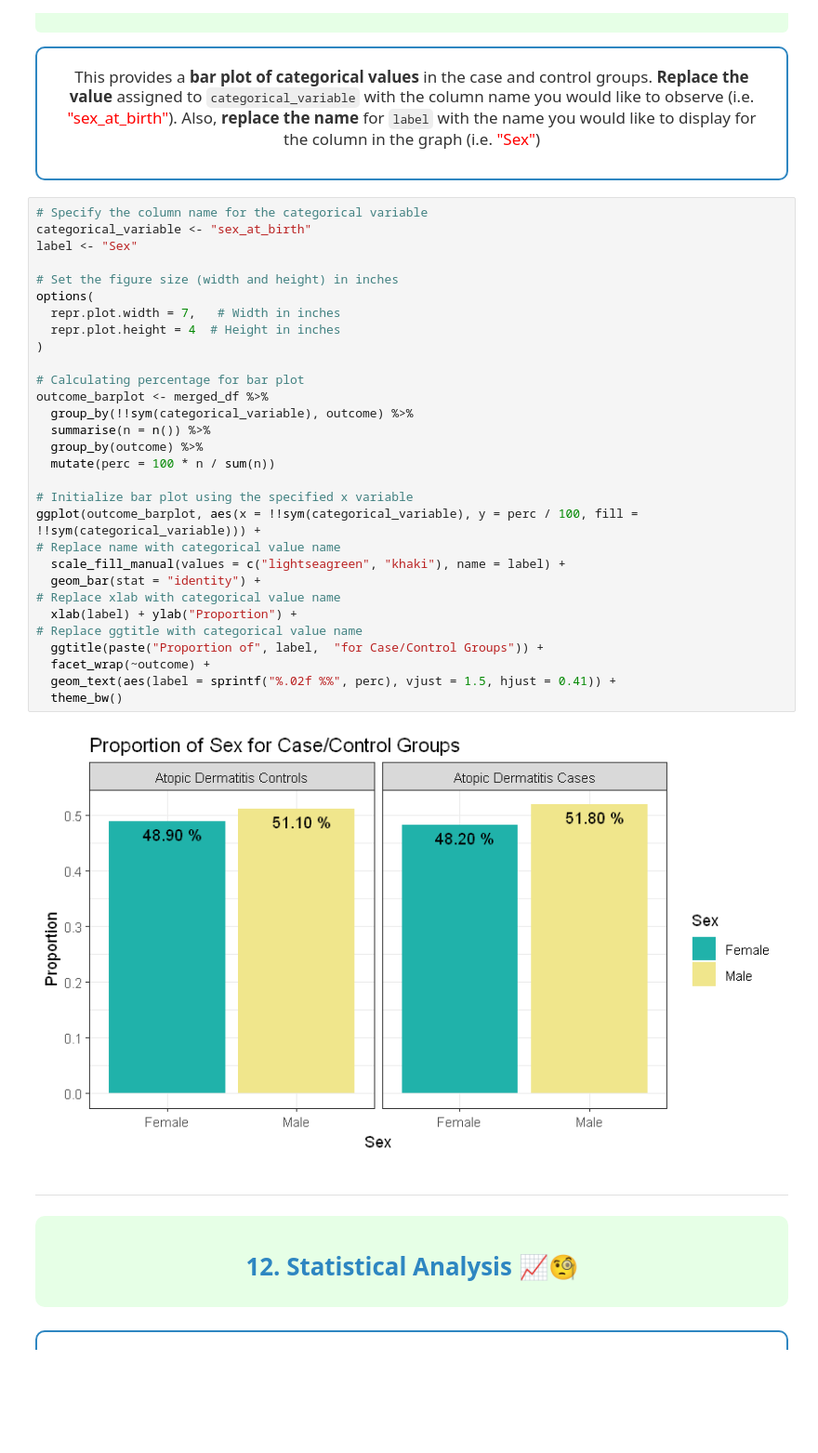
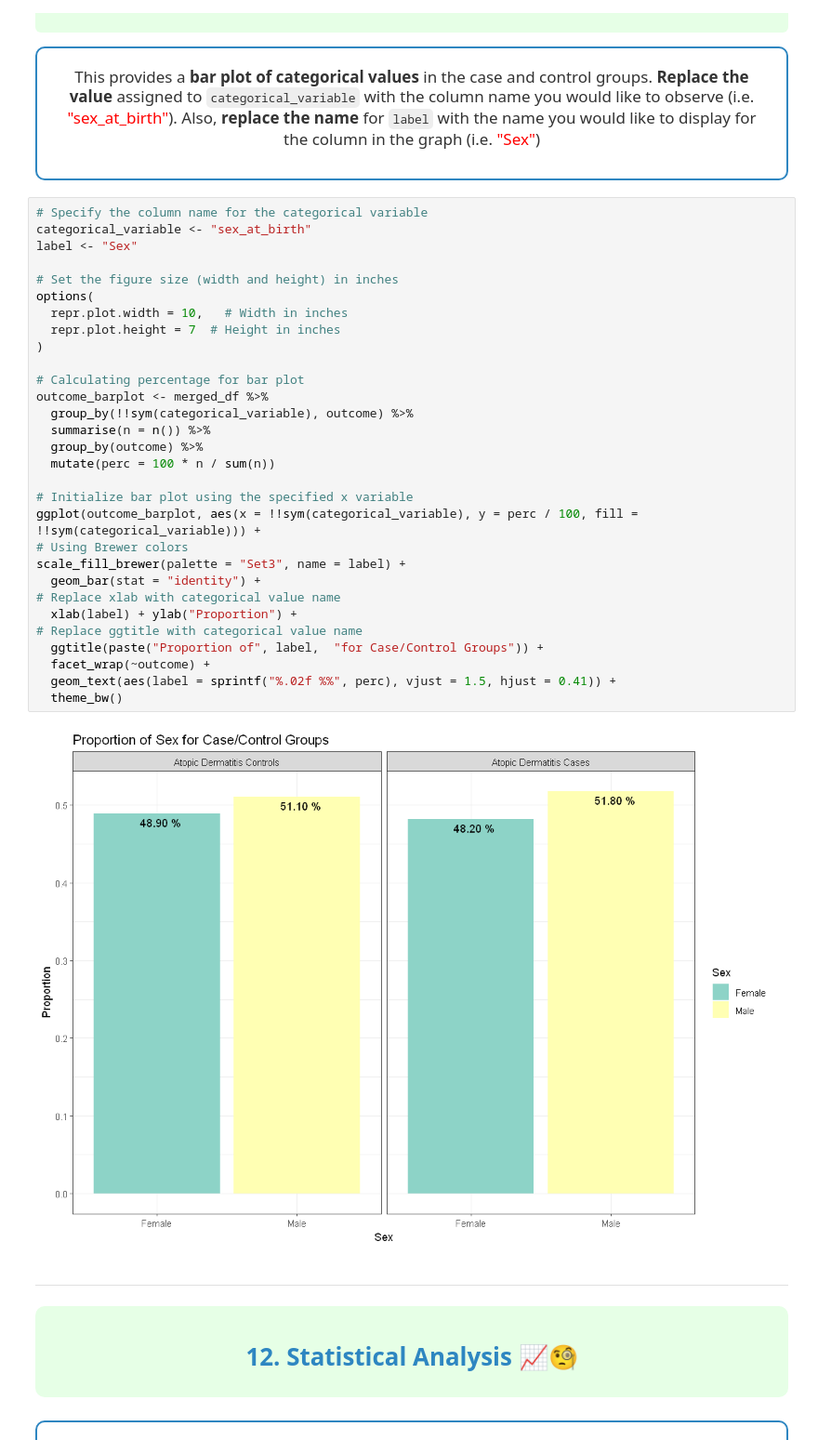
Before and after one commit to AlexisCenname/HSLSCodeTemplates, a Jupyter notebook: ConditionAssociation-R-SyntheticData.ipynb, the cells around one changed output. Shown: that part at 93% size. Cells and saved outputs as stored; diff of their text form; blank space fills up the shorter version.

```diff
--- a/ConditionAssociation-R-SyntheticData.ipynb
+++ b/ConditionAssociation-R-SyntheticData.ipynb
@@ -724,35 +724,35 @@ This provides a <strong>bar plot of categorical values</strong> in the case and
 # %%
 # Specify the column name for the categorical variable
 categorical_variable <- "sex_at_birth"
 label <- "Sex"
 
 # Set the figure size (width and height) in inches
 options(
-  repr.plot.width = 7,   # Width in inches
-  repr.plot.height = 4  # Height in inches
+  repr.plot.width = 10,   # Width in inches
+  repr.plot.height = 7  # Height in inches
 )
 
 # Calculating percentage for bar plot
 outcome_barplot <- merged_df %>%
   group_by(!!sym(categorical_variable), outcome) %>%
   summarise(n = n()) %>%
   group_by(outcome) %>%
   mutate(perc = 100 * n / sum(n))
 
 # Initialize bar plot using the specified x variable
 ggplot(outcome_barplot, aes(x = !!sym(categorical_variable), y = perc / 100, fill = !!sym(categorical_variable))) +
-# Replace name with categorical value name
-  scale_fill_manual(values = c("lightseagreen", "khaki"), name = label) +
+# Using Brewer colors
+scale_fill_brewer(palette = "Set3", name = label) +
   geom_bar(stat = "identity") +
 # Replace xlab with categorical value name
   xlab(label) + ylab("Proportion") +
 # Replace ggtitle with categorical value name
   ggtitle(paste("Proportion of", label,  "for Case/Control Groups")) +
   facet_wrap(~outcome) +
   geom_text(aes(label = sprintf("%.02f %%", perc), vjust = 1.5, hjust = 0.41)) +
   theme_bw()
 # %% [output]
-[figure, old version]
+[figure, new version]
 # %% [markdown]
 ---
 <div style="text-align: center; margin-bottom: 25px; background-color: #E6FFE6; padding: 10px; border-radius: 10px;">
```
Also changed, not shown: parts of 5 cells of this notebook, 1 other file.
